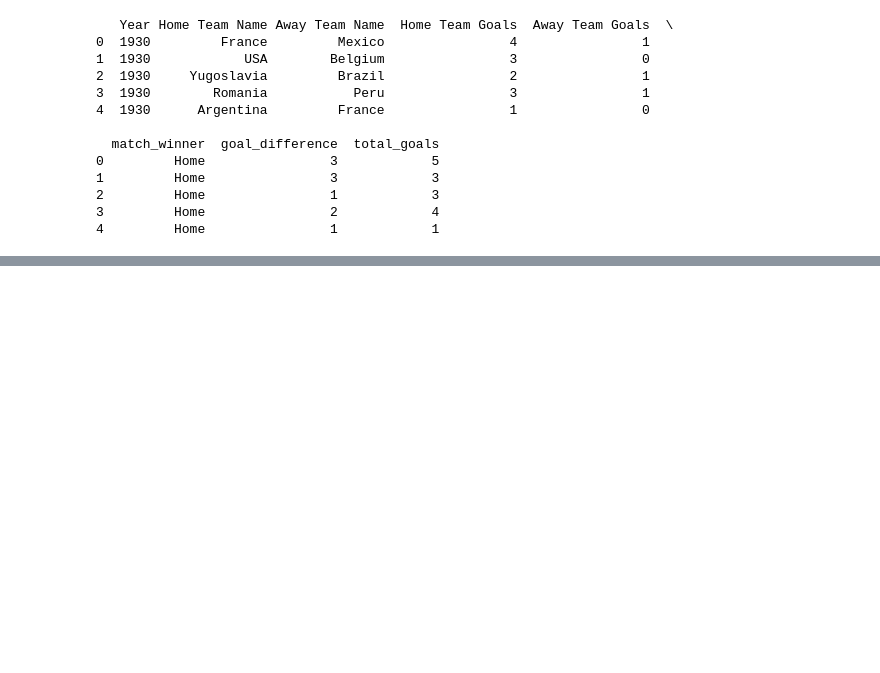
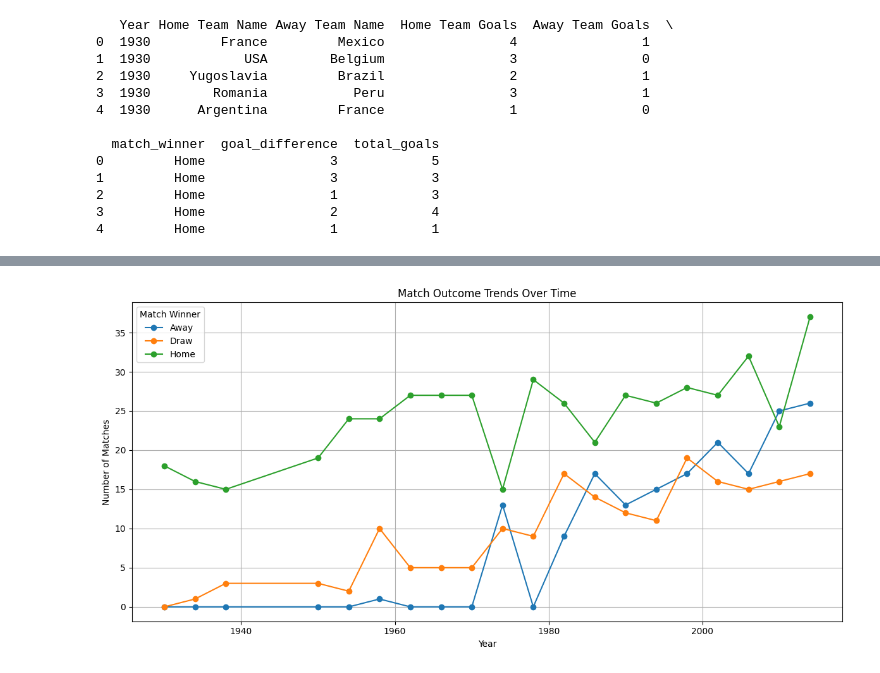
Before and after one commit to BarraHarrison/FIFA-World-Cup-Statistics, a Jupyter notebook: main.ipynb, the cells around one changed output, grey strips where cells are left out. Saved outputs shown, nothing was run; the diff lists cells and outputs as text; code cells hidden in the pictures; blank space fills up the shorter version.

Commit message:
Analyzing match outcome trends over time

```diff
--- a/main.ipynb
+++ b/main.ipynb
@@ -83,0 +88,3 @@ print(matches_df[['Year', 'Home Team Name', 'Away Team Name', 'Home Team Goals',
+# %%
+win_trend = matches_df.groupby(['Year', 'match_winner']).size().unstack().fillna(0)
+print(win_trend.tail())
@@ -83,0 +99,13 @@ print(matches_df[['Year', 'Home Team Name', 'Away Team Name', 'Home Team Goals',
+# %%
+import matplotlib.pyplot as plt
+
+win_trend.plot(kind='line', marker='o', figsize=(12, 6))
+plt.title('Match Outcome Trends Over Time')
+plt.xlabel('Year')
+plt.ylabel('Number of Matches')
+plt.grid(True)
+plt.legend(title='Match Winner')
+plt.tight_layout()
+plt.show()
+# %% [output]
+[figure, added]
```
Also changed, not shown: parts of 2 cells of this notebook.
